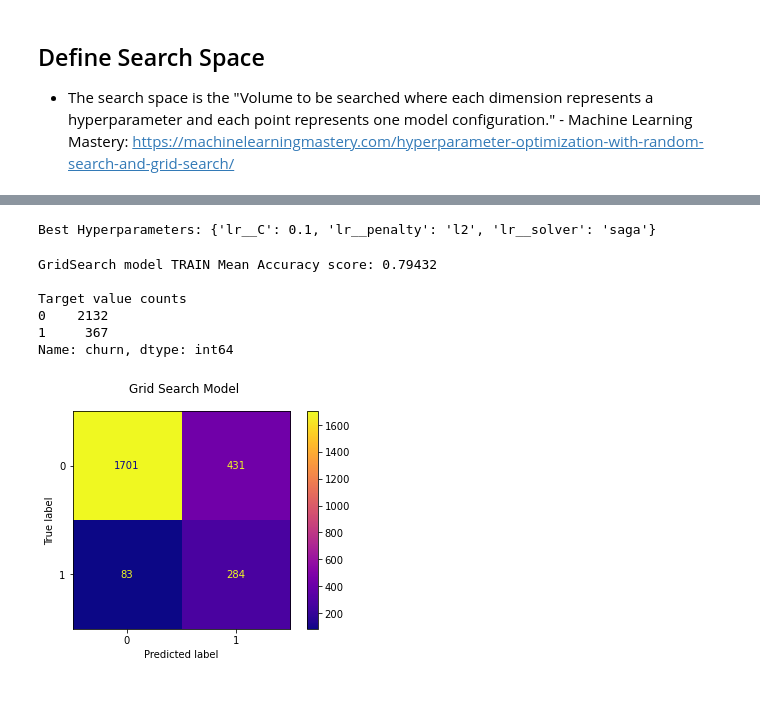
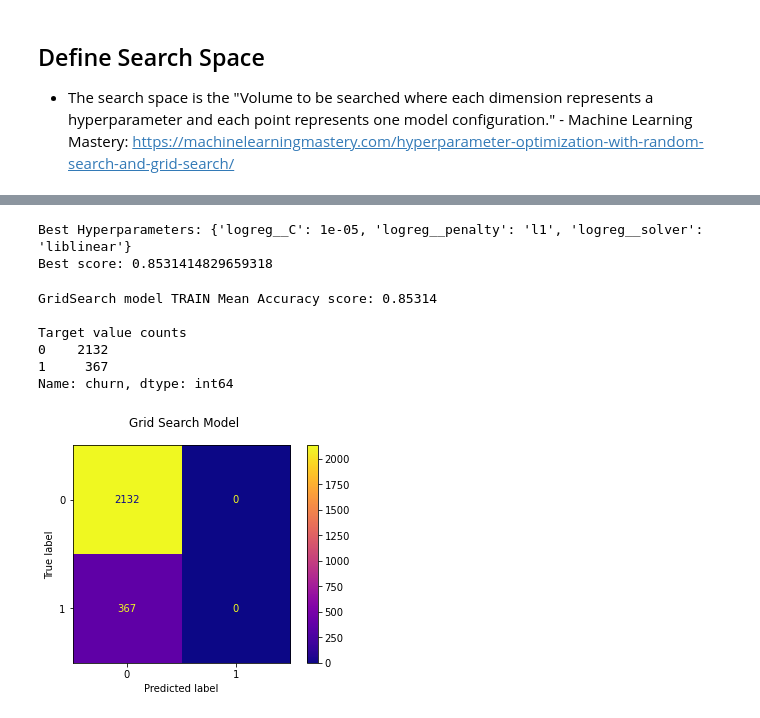
Before and after one commit to clairesarraille/SyriaTel_Customer_Churn, a Jupyter notebook: dev_notebooks/notebook_02.ipynb, the cells around one changed output, grey strips where cells are left out. Saved outputs shown, nothing was run; the diff lists cells and outputs as text; code cells hidden in the pictures.

Commit message:
Refined Final GridSearch model and added conclusion

```diff
--- a/notebook_02.ipynb
+++ b/dev_notebooks/notebook_02.ipynb
@@ -731,3 +717,31 @@ smotepipe = ImPipeline(steps=[
+# %%
+##params =[{'solver':['none', 'l1', 'l2', 'elasticnet'],
+#                'lr__solver':['newton-cg', 'lbfgs', 'liblinear'],
+#                'lr__C':[1e-5, 1e-4, 1e-3, 1e-2, 1e-1, 1, 10, 100],
+#                'lr__max_iter':[1000,2000,3000,4000]}
+# ]
+#
+
+search_space = dict()
+search_space['logreg__solver'] = ['newton-cg', 'lbfgs', 'liblinear']
+search_space['logreg__penalty'] = ['none', 'l1', 'l2', 'elasticnet']
+search_space['logreg__C'] = [1e-5, 1e-4, 1e-3, 1e-2, 1e-1, 1, 10, 100]
+
+""" params = {
+    'ct__subpipe_num__num_impute__strategy' : ['mean','median'],
+    'ct__subpipe_num__poly__degree' :[1,2,3],
+    'fsm__solver' : ['liblinear','lbfgs'],
+    'fsm__max_iter': [10, 100,1000,10_000],
+    'fsm__C' : [0.0001, 0.001, 0.01, 0.1, 1],
+    'fsm__tol' : [0.0001, 0.001, 0.01, 0.1]
+} """
+
+gsearch = GridSearchCV(
+    estimator= grpipe,
+    param_grid = search_space,
+    n_jobs=-1,
+    verbose=1
+)
 # %%
-smotepipe.fit(X_train, y_train)
+gs = gsearch.fit(X_train, y_train)
 # %% [output]
@@ -751,10 +751,0 @@ Pipeline(steps=[('ct',
-# %%
-param_grid_lr=[{'lr__solver':['saga'],'lr__C':[0.1,1,10],'lr__penalty':['elasticnet','l1','l2']},
-               {'lr__max_iter':[1000,2000,3000,4000]},
-               {'lr__solver':['lbfgs'],'lr__C':[0.1,1,10], 'lr__l1_ratio':[.5]}
-
-               ]
-
-gspipe=GridSearchCV(smotepipe,param_grid_lr)
-gs = gspipe.fit(X_train,y_train)
-Suppress Warning filter warnings
@@ -779,27 +752,29 @@ Please also refer to the documentation for alternative solver options:
-# %%
-print('Best Hyperparameters: %s' % gs.best_params_)
-# %% [output]
-Best Hyperparameters: {'lr__C': 0.1, 'lr__penalty': 'l2', 'lr__solver': 'saga'}
 # %%
 gs_best = gs.best_estimator_
+# %%
+print(f'Best Hyperparameters: {gs.best_params_}')
+print(f'Best score: {gs.best_score_}')
+# %% [output]
+Best Hyperparameters: {'logreg__C': 1e-05, 'logreg__penalty': 'l1', 'logreg__solver': 'liblinear'}
+Best score: 0.8531414829659318
 # %%
 # Training Data Confusion Matrix:
 
 fig, ax = plt.subplots()
 
 fig.suptitle("Grid Search Model")
 
-plot_confusion_matrix(gs_best, X_train, y_train, ax=ax, cmap="plasma");
+plot_confusion_matrix(gs, X_train, y_train, ax=ax, cmap="plasma");
 
-print(f'GridSearch model TRAIN Mean Accuracy score: {gs_best.score(X_train, y_train):.5f}')
+print(f'GridSearch model TRAIN Mean Accuracy score: {gs.score(X_train, y_train):.5f}')
 print()
 print('Target value counts')
 print(y_train.value_counts())
 # %% [output]
-GridSearch model TRAIN Mean Accuracy score: 0.79432
+GridSearch model TRAIN Mean Accuracy score: 0.85314
 
 Target value counts
 0    2132
 1     367
 Name: churn, dtype: int64
-[figure, old version]
+[figure, new version]
```
Also changed, not shown: parts of 29 cells of this notebook, 3 other files.
